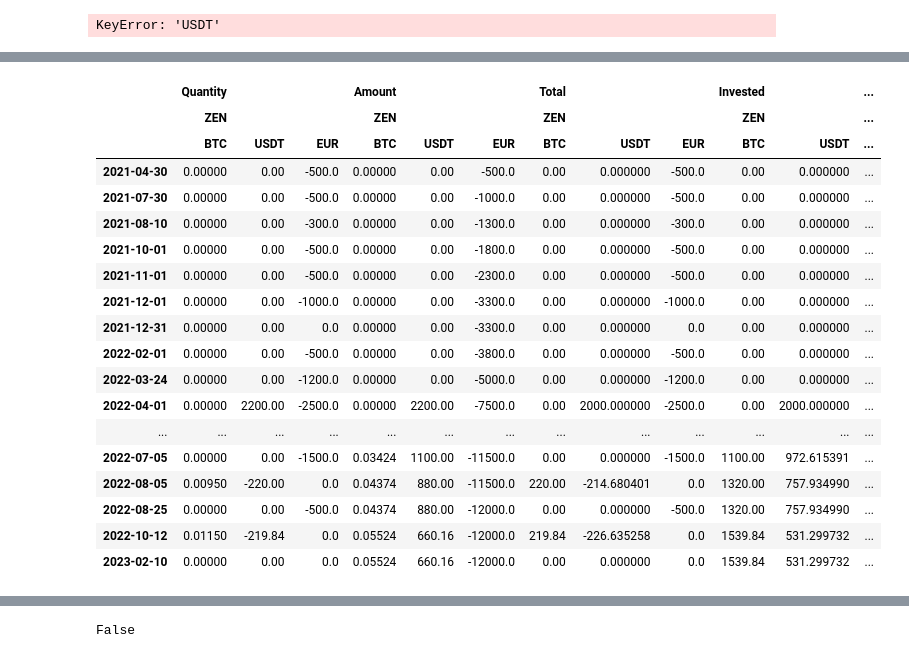
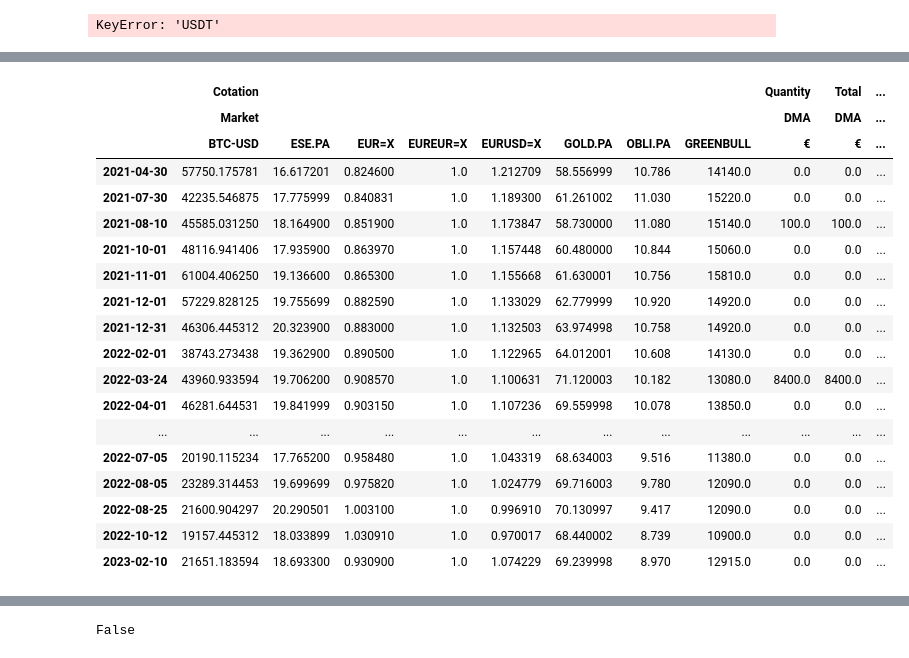
Before and after one commit to vixen-cordier/dashboards, a Jupyter notebook: book.ipynb, the cells around one changed output, grey strips where cells are left out. Cells and saved outputs as stored; diff of their text form; code cells hidden in the pictures.

```diff
--- a/book.ipynb
+++ b/book.ipynb
@@ -132,8 +132,9 @@ for portfolio in np.unique(operation['Portfolio']):
         df['Total', portfolio, currency] -= dfc['Total'] * df['Cotation', 'Market', assets.loc[currency]['Market']]
 
 
+    print(f"\tBuild datatable ...")
     for asset in np.unique([*dfp['Asset'], *dfp['Currency']]):
-        print(asset)
+        print("\t", asset)
 
         amount, invest = pd.Series(dtype=float), pd.Series(dtype=float)
         for idx in df.index:
@@ -145,30 +146,45 @@ for portfolio in np.unique(operation['Portfolio']):
                 ('Invested', portfolio, asset): invest,
             })], axis=1)
 
-    for asset in np.unique(dfp['Asset']):
-        toEUR = df['Cotation', 'Market', assets.loc[asset]['Forex']]
         df['Class', portfolio, asset] = assets.loc[asset]['Class']
         df['PriceFmt', portfolio, asset] = assets.loc[asset]['PriceFmt']
         df['ValueFmt', portfolio, asset] = assets.loc[asset]['ValueFmt']
         df['AmountFmt', portfolio, asset] = assets.loc[asset]['AmountFmt']
 
-    #     df['Amount', portfolio, asset] = df['Quantity', portfolio, asset]
-    #     df['Invested', portfolio, asset] = df['Total', portfolio, asset]
-    #     df['Amount', portfolio, assets.loc[asset]['Currency']] -= df['Invested', portfolio, asset]
-    #     df['InvestedEUR', portfolio, asset] = df['Invested', portfolio, asset] / toEUR
-    #     df['Invested', portfolio, assets.loc[asset]['Currency']] -= df['InvestedEUR', portfolio, asset]
+        if assets.loc[asset]['Class'] == 'Deposit':
+            df['Deposite', portfolio, asset] = df['Invested', portfolio, asset]
+            df['DepositeEUR', portfolio, asset] = df['Deposite', portfolio, asset]
 
-    # for asset in np.unique(dfp['Asset']):
-    #     df['PRU', portfolio, asset] = df['Invested', portfolio, asset] / df['Amount', portfolio, asset]
-    #     df['Value', portfolio, asset] = df['Amount', portfolio, asset] * df['Cotation', portfolio, asset]
-    #     df['PnL', portfolio, asset] = df['Value', portfolio, asset] - df['Invested', portfolio, asset]
-    #     df['ValueEUR', portfolio, asset] = df['Value', portfolio, asset] / toEUR
-    #     df['PnLEUR', portfolio, asset] = df['PnL', portfolio, asset] / toEUR
+        else:
+            df['PRU', portfolio, asset] = df['Invested', portfolio, asset] / df['Amount', portfolio, asset]
+            df['Value', portfolio, asset] = df['Amount', portfolio, asset] * df['Cotation', 'Market', assets.loc[asset]['Market']]
+            df['PnL', portfolio, asset] = df['Value', portfolio, asset] - df['Invested', portfolio, asset]
+
+            toEUR = df['Cotation', 'Market', assets.loc[asset]['Forex']]
+            df['InvestedEUR', portfolio, asset] = df['Invested', portfolio, asset] / toEUR
+            df['ValueEUR', portfolio, asset] = df['Value', portfolio, asset] / toEUR
+            df['PnLEUR', portfolio, asset] = df['PnL', portfolio, asset] / toEUR
 
 
+    print(f"\tConcate data ...")
+    df['DepositeEUR', portfolio, 'All'] = df.loc[:, pd.IndexSlice['DepositeEUR', portfolio, :]].sum(axis=1)
+    df['InvestedEUR', portfolio, 'All'] = df.loc[:, pd.IndexSlice['InvestedEUR', portfolio, :]].sum(axis=1)
+    df['ValueEUR', portfolio, 'All'] = df.loc[:, pd.IndexSlice['ValueEUR', portfolio, :]].sum(axis=1)
+    df['PnLEUR', portfolio, 'All'] = df.loc[:, pd.IndexSlice['PnLEUR', portfolio, :]].sum(axis=1)
+    df['CashEUR', portfolio, 'All'] = df['DepositeEUR', portfolio, 'All'] - df['InvestedEUR', portfolio, 'All']
+
+df['DepositeEUR', 'All', 'All'] = df.loc[:, pd.IndexSlice['DepositeEUR', :, 'All']].sum(axis=1)
+df['InvestedEUR', 'All', 'All'] = df.loc[:, pd.IndexSlice['InvestedEUR', :, 'All']].sum(axis=1)
+df['ValueEUR', 'All', 'All'] = df.loc[:, pd.IndexSlice['ValueEUR', :, 'All']].sum(axis=1)
+df['PnLEUR', 'All', 'All'] = df.loc[:, pd.IndexSlice['PnLEUR', :, 'All']].sum(axis=1)
+df['CashEUR', 'All', 'All'] = df.loc[:, pd.IndexSlice['CashEUR', :, 'All']].sum(axis=1)
+
+
+for column in df.columns:
+    print(column)
 # dates = ["2021-04-30", "2021-04-30", "2021-07-30", "2021-07-30", "2021-08-10", "2021-08-10", "2021-10-01", "2021-10-01", "2021-11-01", "2021-11-01", "2021-12-01", "2021-12-01", "2021-12-31", "2022-02-01", "2022-02-01", "2022-03-24", "2022-03-24", "2022-04-01", "2022-04-01", "2022-04-01", "2022-04-05", "2022-04-05", "2022-04-13", "2022-04-13", "2022-05-02", "2022-05-02", "2022-04-19", "2022-04-19", "2022-06-01", "2022-06-01", "2022-06-01", "2022-06-01", "2022-07-01", "2022-07-04", "2022-07-05", "2022-07-05", "2022-08-05", "2022-08-05", "2022-08-25", "2022-10-12", "2022-10-12", "2022-10-12", "2023-02-10"]
 dates = ["2021-04-30","2021-07-30","2021-08-10","2021-10-01","2021-11-01","2021-12-01","2021-12-31","2022-02-01","2022-03-24","2022-04-01","2022-04-05","2022-04-13","2022-05-02","2022-04-19","2022-06-01","2022-07-01","2022-07-04","2022-07-05","2022-08-05","2022-08-25","2022-10-12","2023-02-10"]
 # df.loc[dates]
 # df.head()
-df.loc[dates, pd.IndexSlice[['Quantity', 'Amount', 'Total', 'Invested'], 'ZEN', ['BTC', 'USDT', 'EUR']]]
+df.loc[dates]   #, pd.IndexSlice[['Quantity', 'Amount', 'Total', 'Invested'], 'ZEN', ['BTC', 'USDT', 'EUR']]]
 # %% [output]
@@ -192,19 +208,19 @@ USDT
-|  | Quantity |  |  | Amount |  |  | Total |  |  | Invested |  | ... |
-|  | ZEN |  |  | ZEN |  |  | ZEN |  |  | ZEN |  | ... |
-|  | BTC | USDT | EUR | BTC | USDT | EUR | BTC | USDT | EUR | BTC | USDT | ... |
-| 2021-04-30 | 0.00000 | 0.00 | -500.0 | 0.00000 | 0.00 | -500.0 | 0.00 | 0.000000 | -500.0 | 0.00 | 0.000000 | ... |
-| 2021-07-30 | 0.00000 | 0.00 | -500.0 | 0.00000 | 0.00 | -1000.0 | 0.00 | 0.000000 | -500.0 | 0.00 | 0.000000 | ... |
-| 2021-08-10 | 0.00000 | 0.00 | -300.0 | 0.00000 | 0.00 | -1300.0 | 0.00 | 0.000000 | -300.0 | 0.00 | 0.000000 | ... |
-| 2021-10-01 | 0.00000 | 0.00 | -500.0 | 0.00000 | 0.00 | -1800.0 | 0.00 | 0.000000 | -500.0 | 0.00 | 0.000000 | ... |
-| 2021-11-01 | 0.00000 | 0.00 | -500.0 | 0.00000 | 0.00 | -2300.0 | 0.00 | 0.000000 | -500.0 | 0.00 | 0.000000 | ... |
-| 2021-12-01 | 0.00000 | 0.00 | -1000.0 | 0.00000 | 0.00 | -3300.0 | 0.00 | 0.000000 | -1000.0 | 0.00 | 0.000000 | ... |
-| 2021-12-31 | 0.00000 | 0.00 | 0.0 | 0.00000 | 0.00 | -3300.0 | 0.00 | 0.000000 | 0.0 | 0.00 | 0.000000 | ... |
-| 2022-02-01 | 0.00000 | 0.00 | -500.0 | 0.00000 | 0.00 | -3800.0 | 0.00 | 0.000000 | -500.0 | 0.00 | 0.000000 | ... |
-| 2022-03-24 | 0.00000 | 0.00 | -1200.0 | 0.00000 | 0.00 | -5000.0 | 0.00 | 0.000000 | -1200.0 | 0.00 | 0.000000 | ... |
-| 2022-04-01 | 0.00000 | 2200.00 | -2500.0 | 0.00000 | 2200.00 | -7500.0 | 0.00 | 2000.000000 | -2500.0 | 0.00 | 2000.000000 | ... |
-| ... | ... | ... | ... | ... | ... | ... | ... | ... | ... | ... | ... | ... |
-| 2022-07-05 | 0.00000 | 0.00 | -1500.0 | 0.03424 | 1100.00 | -11500.0 | 0.00 | 0.000000 | -1500.0 | 1100.00 | 972.615391 | ... |
-| 2022-08-05 | 0.00950 | -220.00 | 0.0 | 0.04374 | 880.00 | -11500.0 | 220.00 | -214.680401 | 0.0 | 1320.00 | 757.934990 | ... |
-| 2022-08-25 | 0.00000 | 0.00 | -500.0 | 0.04374 | 880.00 | -12000.0 | 0.00 | 0.000000 | -500.0 | 1320.00 | 757.934990 | ... |
-| 2022-10-12 | 0.01150 | -219.84 | 0.0 | 0.05524 | 660.16 | -12000.0 | 219.84 | -226.635258 | 0.0 | 1539.84 | 531.299732 | ... |
-| 2023-02-10 | 0.00000 | 0.00 | 0.0 | 0.05524 | 660.16 | -12000.0 | 0.00 | 0.000000 | 0.0 | 1539.84 | 531.299732 | ... |
+|  | Cotation |  |  |  |  |  |  |  | Quantity | Total | ... |
+|  | Market |  |  |  |  |  |  |  | DMA | DMA | ... |
+|  | BTC-USD | ESE.PA | EUR=X | EUREUR=X | EURUSD=X | GOLD.PA | OBLI.PA | GREENBULL | € | € | ... |
+| 2021-04-30 | 57750.175781 | 16.617201 | 0.824600 | 1.0 | 1.212709 | 58.556999 | 10.786 | 14140.0 | 0.0 | 0.0 | ... |
+| 2021-07-30 | 42235.546875 | 17.775999 | 0.840831 | 1.0 | 1.189300 | 61.261002 | 11.030 | 15220.0 | 0.0 | 0.0 | ... |
+| 2021-08-10 | 45585.031250 | 18.164900 | 0.851900 | 1.0 | 1.173847 | 58.730000 | 11.080 | 15140.0 | 100.0 | 100.0 | ... |
+| 2021-10-01 | 48116.941406 | 17.935900 | 0.863970 | 1.0 | 1.157448 | 60.480000 | 10.844 | 15060.0 | 0.0 | 0.0 | ... |
+| 2021-11-01 | 61004.406250 | 19.136600 | 0.865300 | 1.0 | 1.155668 | 61.630001 | 10.756 | 15810.0 | 0.0 | 0.0 | ... |
+| 2021-12-01 | 57229.828125 | 19.755699 | 0.882590 | 1.0 | 1.133029 | 62.779999 | 10.920 | 14920.0 | 0.0 | 0.0 | ... |
+| 2021-12-31 | 46306.445312 | 20.323900 | 0.883000 | 1.0 | 1.132503 | 63.974998 | 10.758 | 14920.0 | 0.0 | 0.0 | ... |
+| 2022-02-01 | 38743.273438 | 19.362900 | 0.890500 | 1.0 | 1.122965 | 64.012001 | 10.608 | 14130.0 | 0.0 | 0.0 | ... |
+| 2022-03-24 | 43960.933594 | 19.706200 | 0.908570 | 1.0 | 1.100631 | 71.120003 | 10.182 | 13080.0 | 8400.0 | 8400.0 | ... |
+| 2022-04-01 | 46281.644531 | 19.841999 | 0.903150 | 1.0 | 1.107236 | 69.559998 | 10.078 | 13850.0 | 0.0 | 0.0 | ... |
+| ... | ... | ... | ... | ... | ... | ... | ... | ... | ... | ... | ... |
+| 2022-07-05 | 20190.115234 | 17.765200 | 0.958480 | 1.0 | 1.043319 | 68.634003 | 9.516 | 11380.0 | 0.0 | 0.0 | ... |
+| 2022-08-05 | 23289.314453 | 19.699699 | 0.975820 | 1.0 | 1.024779 | 69.716003 | 9.780 | 12090.0 | 0.0 | 0.0 | ... |
+| 2022-08-25 | 21600.904297 | 20.290501 | 1.003100 | 1.0 | 0.996910 | 70.130997 | 9.417 | 12090.0 | 0.0 | 0.0 | ... |
+| 2022-10-12 | 19157.445312 | 18.033899 | 1.030910 | 1.0 | 0.970017 | 68.440002 | 8.739 | 10900.0 | 0.0 | 0.0 | ... |
+| 2023-02-10 | 21651.183594 | 18.693300 | 0.930900 | 1.0 | 1.074229 | 69.239998 | 8.970 | 12915.0 | 0.0 | 0.0 | ... |
```
Also changed, not shown: parts of 1 cell of this notebook, 2 other files.
